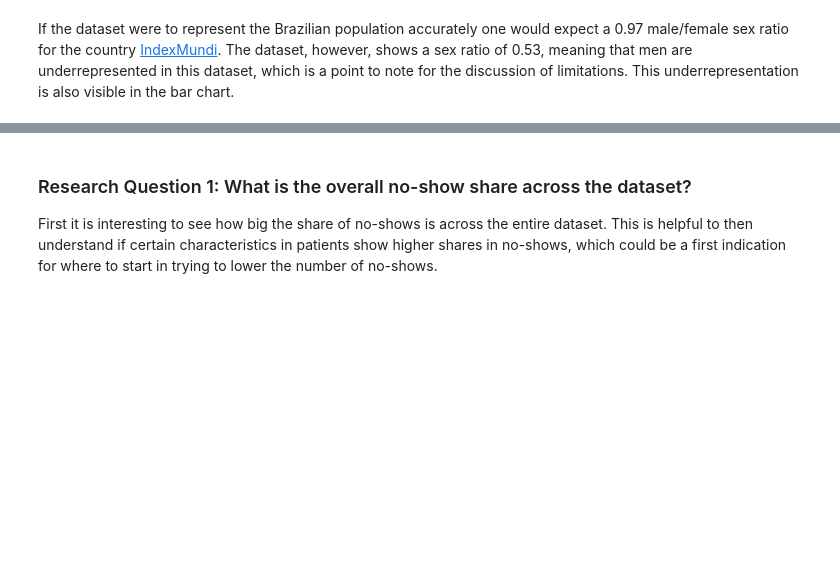
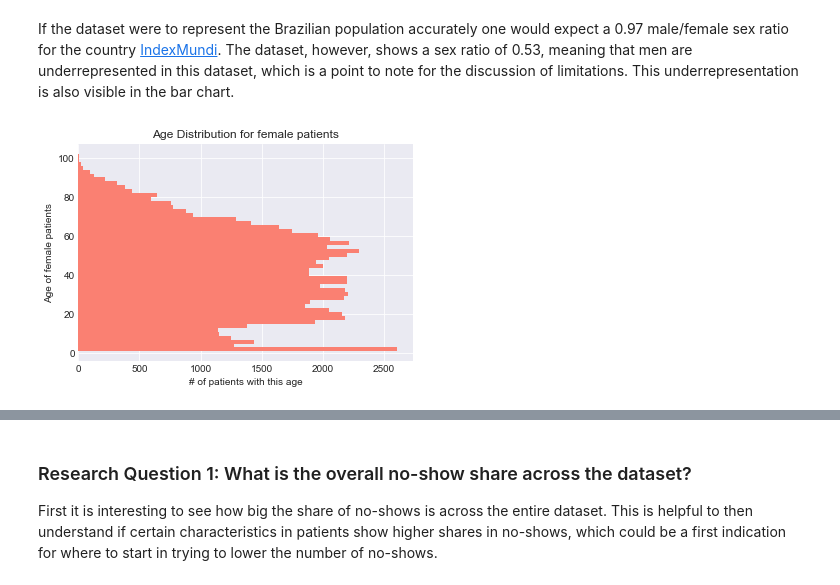
Before and after one commit to MBosquet/patient_no-shows, a Jupyter notebook: noshowappointments.ipynb, the cells around one changed output, grey strips where cells are left out. Saved outputs shown, nothing was run; the diff lists cells and outputs as text; code cells hidden in the pictures; blank space fills up the shorter version.

Commit message:
feat: add age distribution for female/male patients

```diff
--- a/noshowappointments.ipynb
+++ b/noshowappointments.ipynb
@@ -322,2 +326,10 @@ plt.ylabel('# of patients');
 # %% [markdown]
 If the dataset were to represent the Brazilian population accurately one would expect a 0.97 male/female sex ratio for the country [IndexMundi](https://www.indexmundi.com/brazil/sex_ratio.html). The dataset, however, shows a sex ratio of 0.53, meaning that men are underrepresented in this dataset, which is a point to note for the discussion of limitations. This underrepresentation is also visible in the bar chart.
+# %%
+# Age Distribution among female patients
+women['Age'].hist(alpha=1, orientation='horizontal', bins = 50, color='salmon')
+plt.ylabel('Age of female patients')
+plt.xlabel('# of patients with this age')
+plt.title('Age Distribution for female patients');
+# %% [output]
+[figure, added]
```
Also changed, not shown: parts of 5 cells of this notebook.
